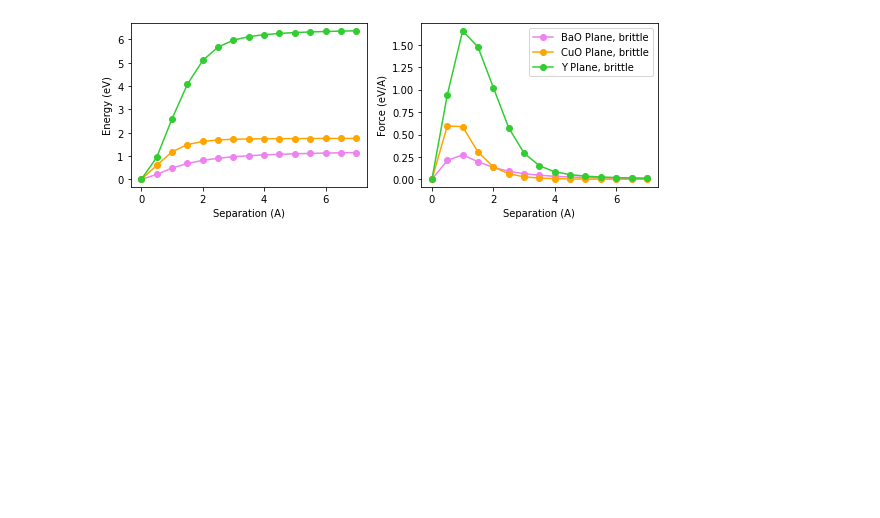
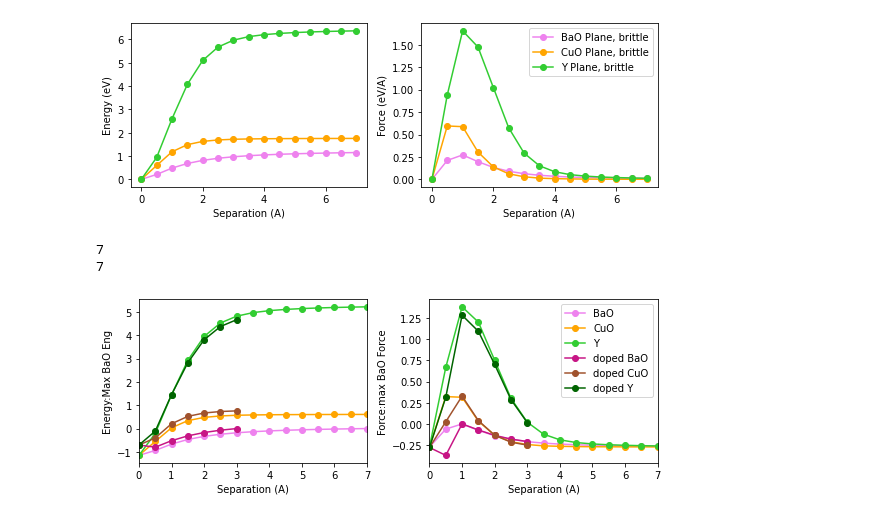
Before and after one commit to llittle/AP275, a Jupyter notebook: Results.ipynb, the cells around one changed output. Saved outputs shown, nothing was run; the diff lists cells and outputs as text; code cells hidden in the pictures; blank space fills up the shorter version.

```diff
--- a/Results.ipynb
+++ b/Results.ipynb
@@ -74,3 +74,56 @@ f2.savefig('All_force.png')
 # %% [output]
 [figure]
 [figure]
+# %%
+dsep = np.array([0,0.5, 1, 1.5, 2, 2.5, 3])
+dBaO_eng_Ry = np.array([-14924.74080067, -14924.79558715,
+                       -14924.63182486, -14924.50994381,
+                       -14924.42566392, -14924.36719105,
+                       -14924.32562789])
+dBaO_eng = (dBaO_eng_Ry - -14924.74080067)*13.6/8
+dBaO_force = np.insert(np.diff(dBaO_eng),0,0)
+
+dCuO_eng_Ry = np.array([-14924.74080067, -14924.56184707,
+                       -14924.20488390, -14924.01823137,
+                       -14923.93325068, -14923.89623567,
+                       -14923.87969502])
+dCuO_eng = (dCuO_eng_Ry - -14924.74080067)*13.6/8
+dCuO_force = np.insert(np.diff(dCuO_eng),0,0)
+
+dY_eng_Ry = np.array([-14924.74080067, -14924.39102181,
+                     -14923.47165972, -14922.66402834,
+                     -14922.08692638, -14921.75367659,
+                     -14921.58042868])
+dY_eng = (dY_eng_Ry - -14924.74080067)*13.6/8
+dY_force = np.insert(np.diff(dY_eng),0,0)
+
+print(len(dsep))
+print(len(dBaO_eng))
+
+
+f3,ax3 = plt.subplots(1,2,sharex=True, figsize = [8,3])
+ax3[0].set_ylabel('Energy:Max BaO Eng')
+ax3[0].set_xlabel('Separation (A)')
+ax3[0].set_xlim([0,7])
+ax3[1].set_xlim([0,7])
+ax3[0].plot(sep_scf, BaO_eng_scf-max(BaO_eng_scf), '-o',label = 'BaO', color = 'violet')
+ax3[0].plot(sep_scf, CuO_eng_scf-max(BaO_eng_scf), '-o',label = 'CuO', color = 'orange')
+ax3[0].plot(sep_scf, Y_eng_scf-max(BaO_eng_scf), '-o',label = 'Y', color = 'limegreen')
+ax3[1].plot(sep_scf, BaO_force_scf-max(BaO_force_scf), 'o-',label = 'BaO', color = 'violet')
+ax3[1].plot(sep_scf, CuO_force_scf-max(BaO_force_scf), 'o-',label = 'CuO', color = 'orange')
+ax3[1].plot(sep_scf, Y_force_scf-max(BaO_force_scf), 'o-',label = 'Y', color = 'limegreen')
+ax3[1].plot(dsep, dBaO_force-max(dBaO_force), 'o-',label = 'doped BaO', color = 'mediumvioletred')
+ax3[1].plot(dsep, dCuO_force-max(dBaO_force), 'o-',label = 'doped CuO', color = 'sienna')
+ax3[1].plot(dsep, dY_force-max(dBaO_force), 'o-',label = 'doped Y', color = 'darkgreen')
+ax3[0].plot(dsep, dBaO_eng-max(dBaO_eng), '-o',label = 'doped BaO', color = 'mediumvioletred')
+ax3[0].plot(dsep, dCuO_eng-max(dBaO_eng), '-o',label = 'doped CuO', color = 'sienna')
+ax3[0].plot(dsep, dY_eng-max(dBaO_eng), '-o',label = 'doped Y', color = 'darkgreen')
+ax3[1].set_xlabel('Separation (A)')
+ax3[1].set_ylabel('Force:max BaO Force')
+ax3[1].legend()
+f3.tight_layout()
+f3.savefig('NormalizedDoped.png')
+# %% [output]
+7
+7
+[figure, added]
```
Also changed, not shown: parts of 2 cells of this notebook, 1 other file.
